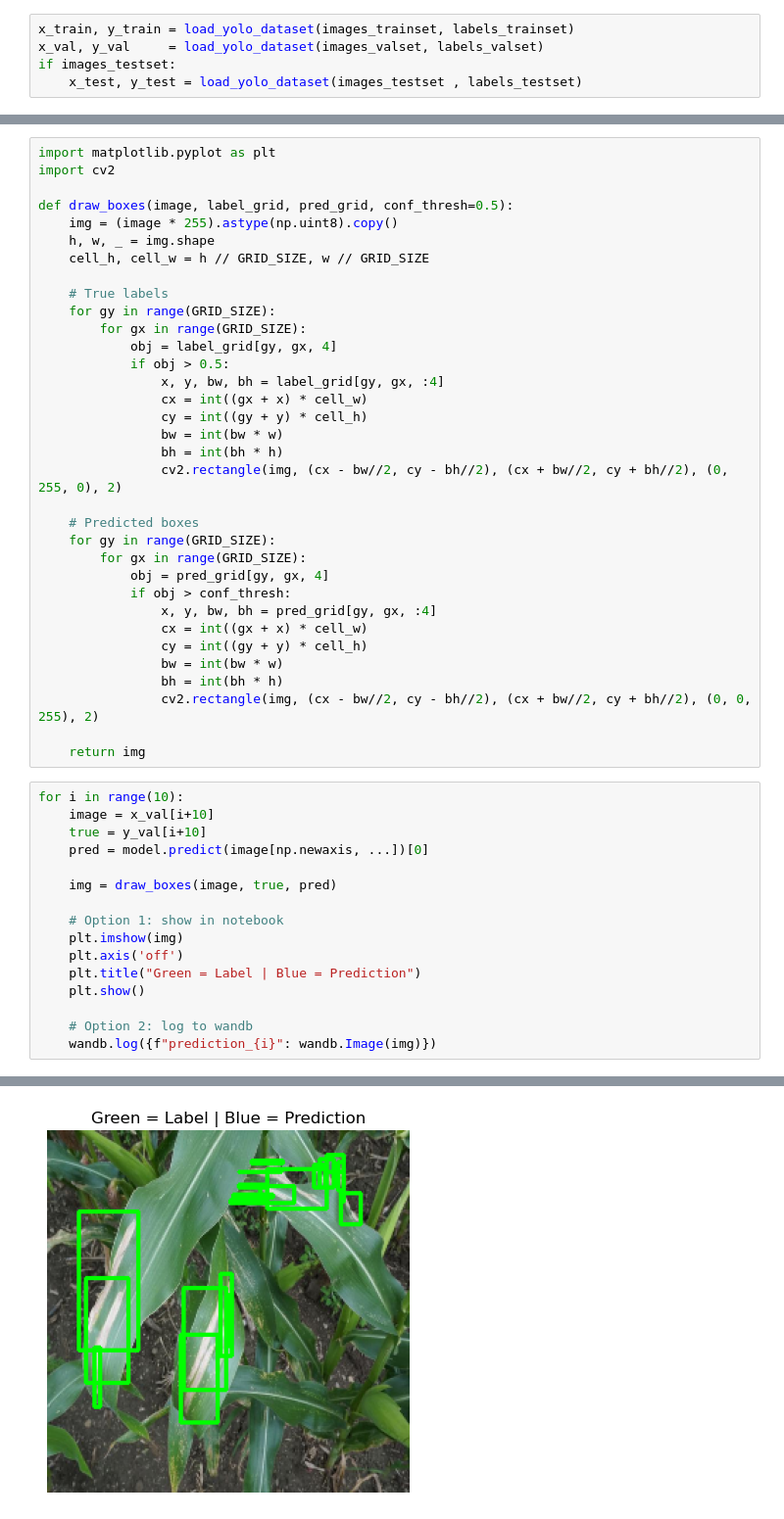
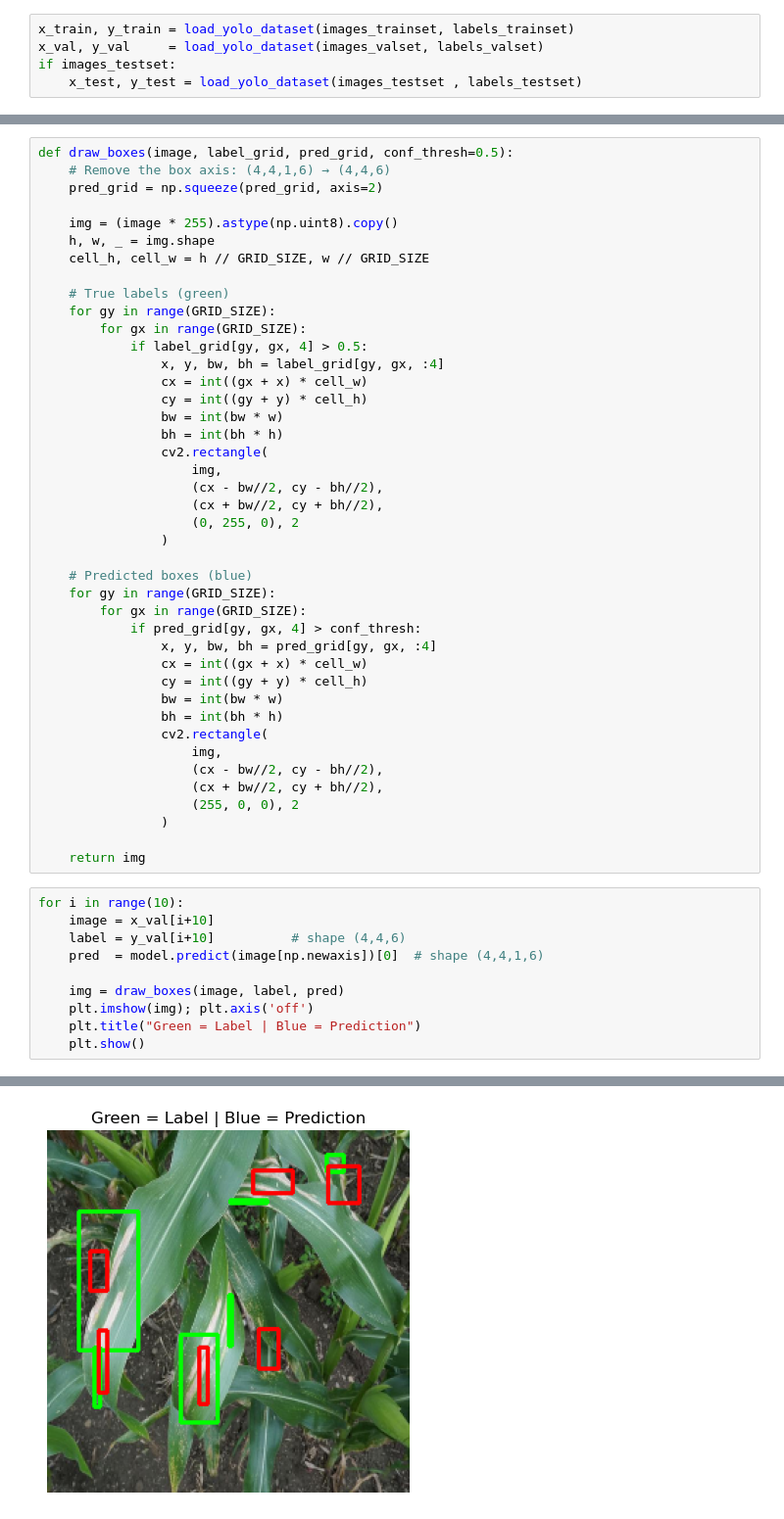
Before and after one commit to finneyer/M-AI-ZE-Maize-diseases-detection, a Jupyter notebook: cnn/FirstCNNModel.ipynb, the cells around one changed output, grey strips where cells are left out. Shown at 98% size. Saved outputs shown, nothing was run; the diff lists cells and outputs as text.

```diff
--- a/cnn/FirstCNNModel.ipynb
+++ b/cnn/FirstCNNModel.ipynb
@@ -192,51 +287,53 @@ Epoch 10/10
 # %%
-import matplotlib.pyplot as plt
-import cv2
+def draw_boxes(image, label_grid, pred_grid, conf_thresh=0.5):
+    # Remove the box axis: (4,4,1,6) → (4,4,6)
+    pred_grid = np.squeeze(pred_grid, axis=2)
 
-def draw_boxes(image, label_grid, pred_grid, conf_thresh=0.5):
     img = (image * 255).astype(np.uint8).copy()
     h, w, _ = img.shape
     cell_h, cell_w = h // GRID_SIZE, w // GRID_SIZE
 
-    # True labels
+    # True labels (green)
     for gy in range(GRID_SIZE):
         for gx in range(GRID_SIZE):
-            obj = label_grid[gy, gx, 4]
-            if obj > 0.5:
+            if label_grid[gy, gx, 4] > 0.5:
                 x, y, bw, bh = label_grid[gy, gx, :4]
                 cx = int((gx + x) * cell_w)
                 cy = int((gy + y) * cell_h)
                 bw = int(bw * w)
                 bh = int(bh * h)
-                cv2.rectangle(img, (cx - bw//2, cy - bh//2), (cx + bw//2, cy + bh//2), (0, 255, 0), 2)
+                cv2.rectangle(
+                    img,
+                    (cx - bw//2, cy - bh//2),
+                    (cx + bw//2, cy + bh//2),
+                    (0, 255, 0), 2
+                )
 
-    # Predicted boxes
+    # Predicted boxes (blue)
     for gy in range(GRID_SIZE):
         for gx in range(GRID_SIZE):
-            obj = pred_grid[gy, gx, 4]
-            if obj > conf_thresh:
+            if pred_grid[gy, gx, 4] > conf_thresh:
                 x, y, bw, bh = pred_grid[gy, gx, :4]
                 cx = int((gx + x) * cell_w)
                 cy = int((gy + y) * cell_h)
                 bw = int(bw * w)
                 bh = int(bh * h)
-                cv2.rectangle(img, (cx - bw//2, cy - bh//2), (cx + bw//2, cy + bh//2), (0, 0, 255), 2)
+                cv2.rectangle(
+                    img,
+                    (cx - bw//2, cy - bh//2),
+                    (cx + bw//2, cy + bh//2),
+                    (255, 0, 0), 2
+                )
 
     return img
 # %%
 for i in range(10):
     image = x_val[i+10]
-    true = y_val[i+10]
-    pred = model.predict(image[np.newaxis, ...])[0]
+    label = y_val[i+10]          # shape (4,4,6)
+    pred  = model.predict(image[np.newaxis])[0]  # shape (4,4,1,6)
 
-    img = draw_boxes(image, true, pred)
-
-    # Option 1: show in notebook
-    plt.imshow(img)
-    plt.axis('off')
+    img = draw_boxes(image, label, pred)
+    plt.imshow(img); plt.axis('off')
     plt.title("Green = Label | Blue = Prediction")
     plt.show()
-
-    # Option 2: log to wandb
-    wandb.log({f"prediction_{i}": wandb.Image(img)})
 # %% [output]
@@ -248 +345 @@ for i in range(10):
-[figure, old version]
+[figure, new version]
```
Also changed, not shown: parts of 13 cells of this notebook, 53 other files.
